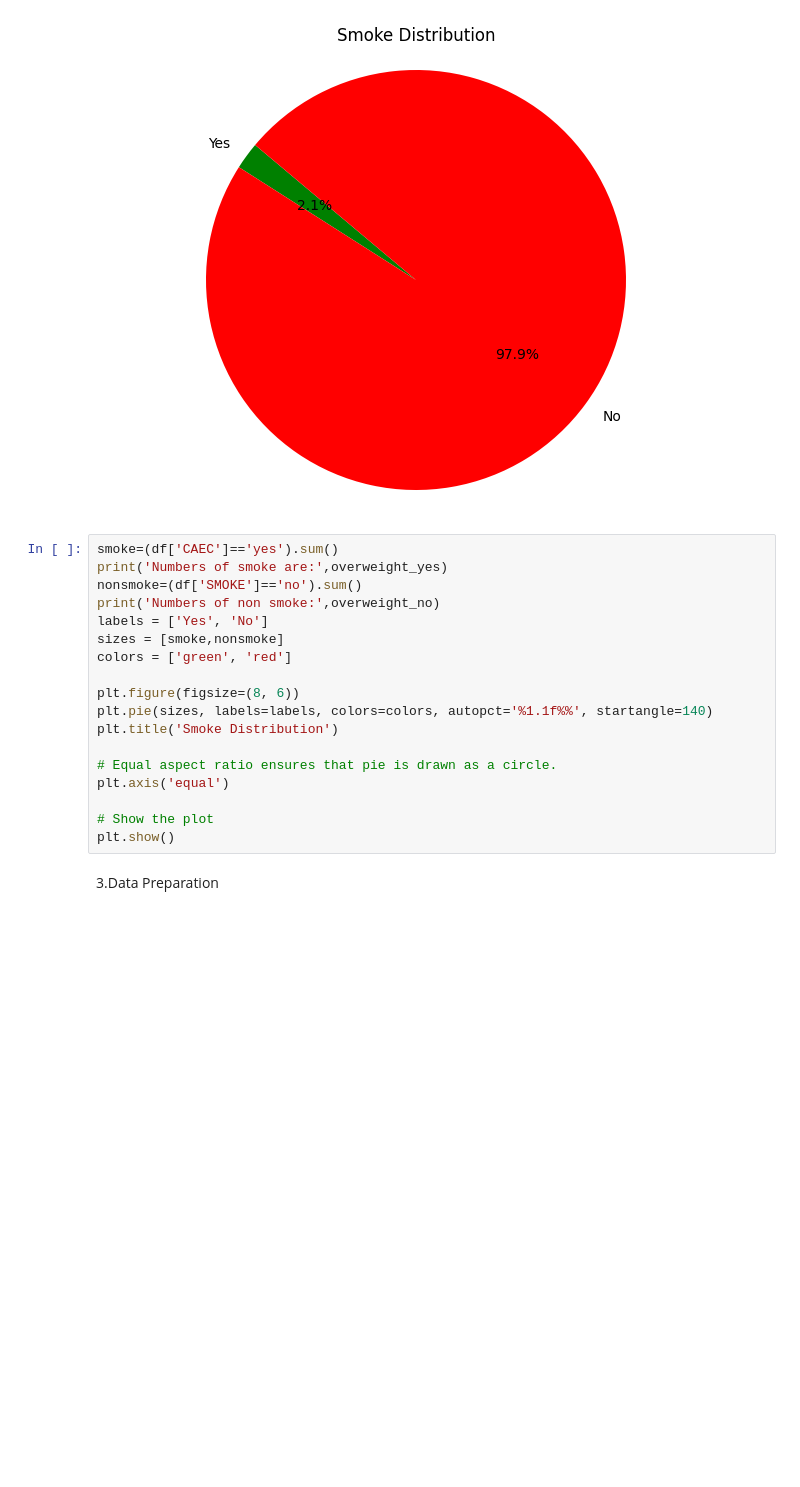
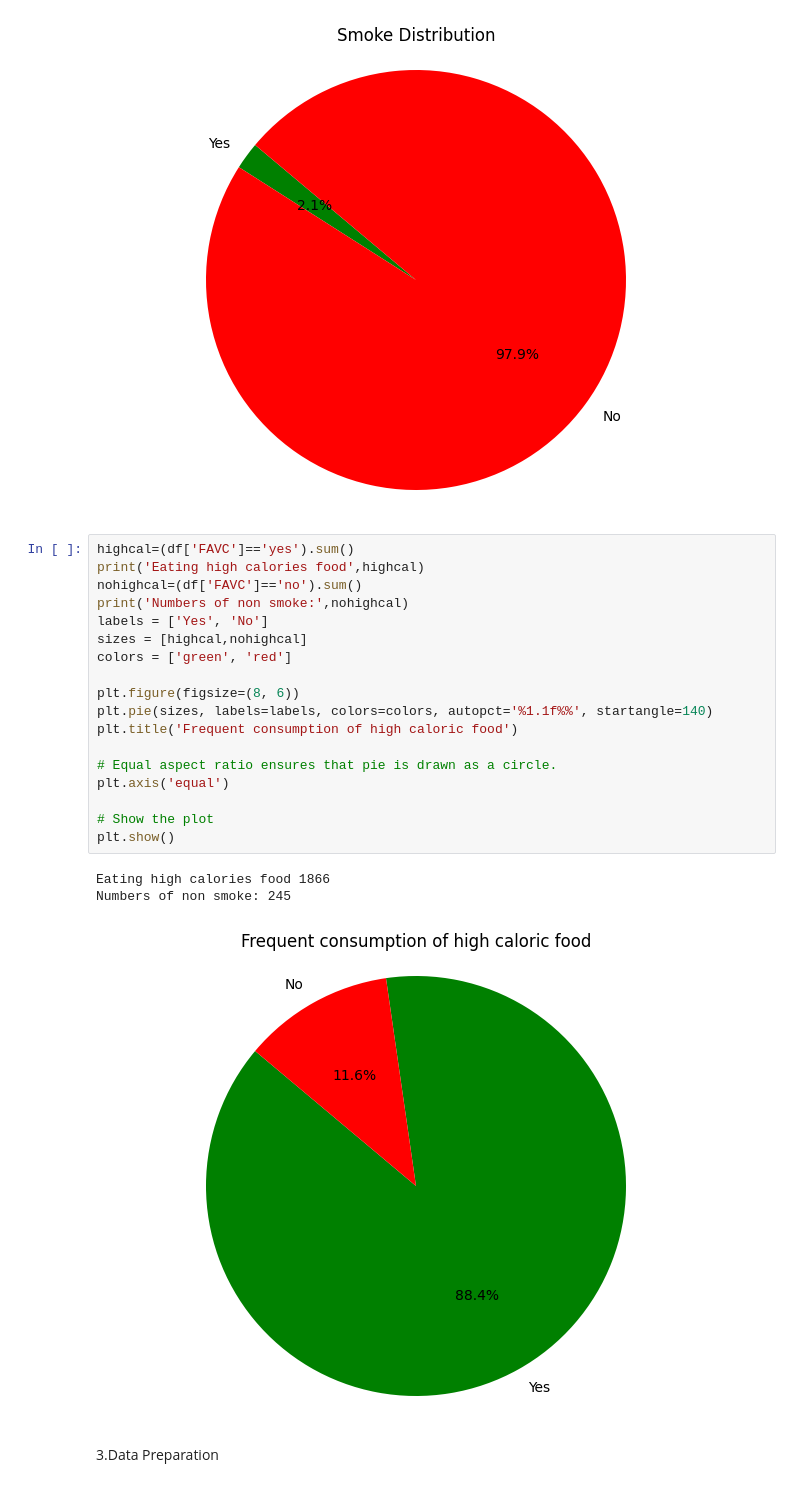
Before and after one commit to NANAYEMYINTKYI/Obesityproj, a Jupyter notebook: clean&prepare.ipynb, the cells around one changed output. Drawn from its saved outputs; the diff is of its cells as text; blank space fills up the shorter version.

```diff
--- a/clean&prepare.ipynb
+++ b/clean&prepare.ipynb
@@ -196,23 +204,27 @@ Numbers of smoke are: 1726
 Numbers of non smoke: 385
 [figure]
 # %%
-smoke=(df['CAEC']=='yes').sum()
-print('Numbers of smoke are:',overweight_yes)
-nonsmoke=(df['SMOKE']=='no').sum()
-print('Numbers of non smoke:',overweight_no)
+highcal=(df['FAVC']=='yes').sum()
+print('Eating high calories food',highcal)
+nohighcal=(df['FAVC']=='no').sum()
+print('Numbers of non smoke:',nohighcal)
 labels = ['Yes', 'No']
-sizes = [smoke,nonsmoke]
+sizes = [highcal,nohighcal]
 colors = ['green', 'red']
 
 plt.figure(figsize=(8, 6))
 plt.pie(sizes, labels=labels, colors=colors, autopct='%1.1f%%', startangle=140)
-plt.title('Smoke Distribution')
+plt.title('Frequent consumption of high caloric food')
 
 # Equal aspect ratio ensures that pie is drawn as a circle.
 plt.axis('equal')
 
 # Show the plot
 plt.show()
+# %% [output]
+Eating high calories food 1866
+Numbers of non smoke: 245
+[figure, added]
 # %% [markdown]
 3.Data Preparation
 # %%
```
Also changed, not shown: parts of 10 cells of this notebook.
